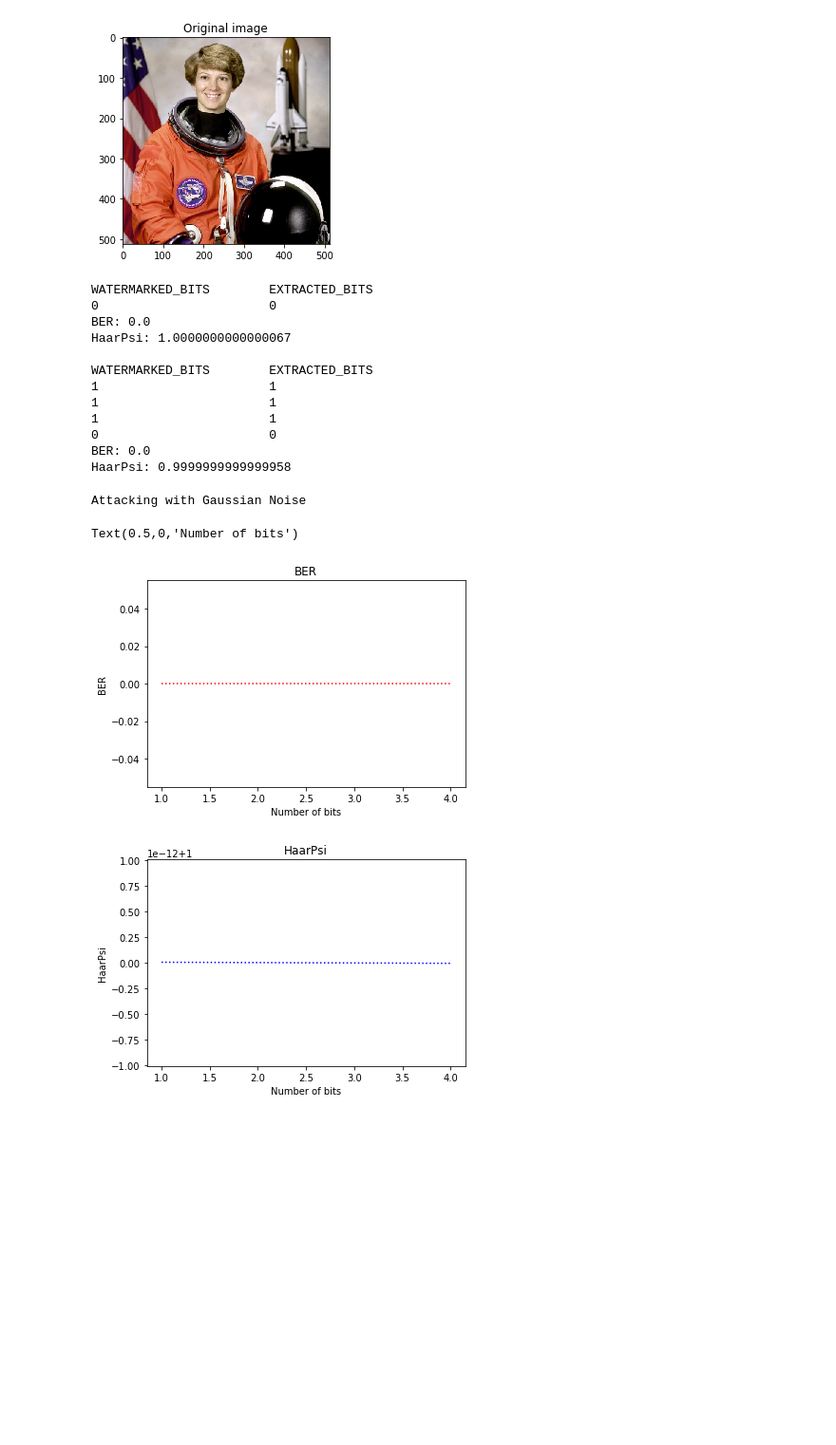
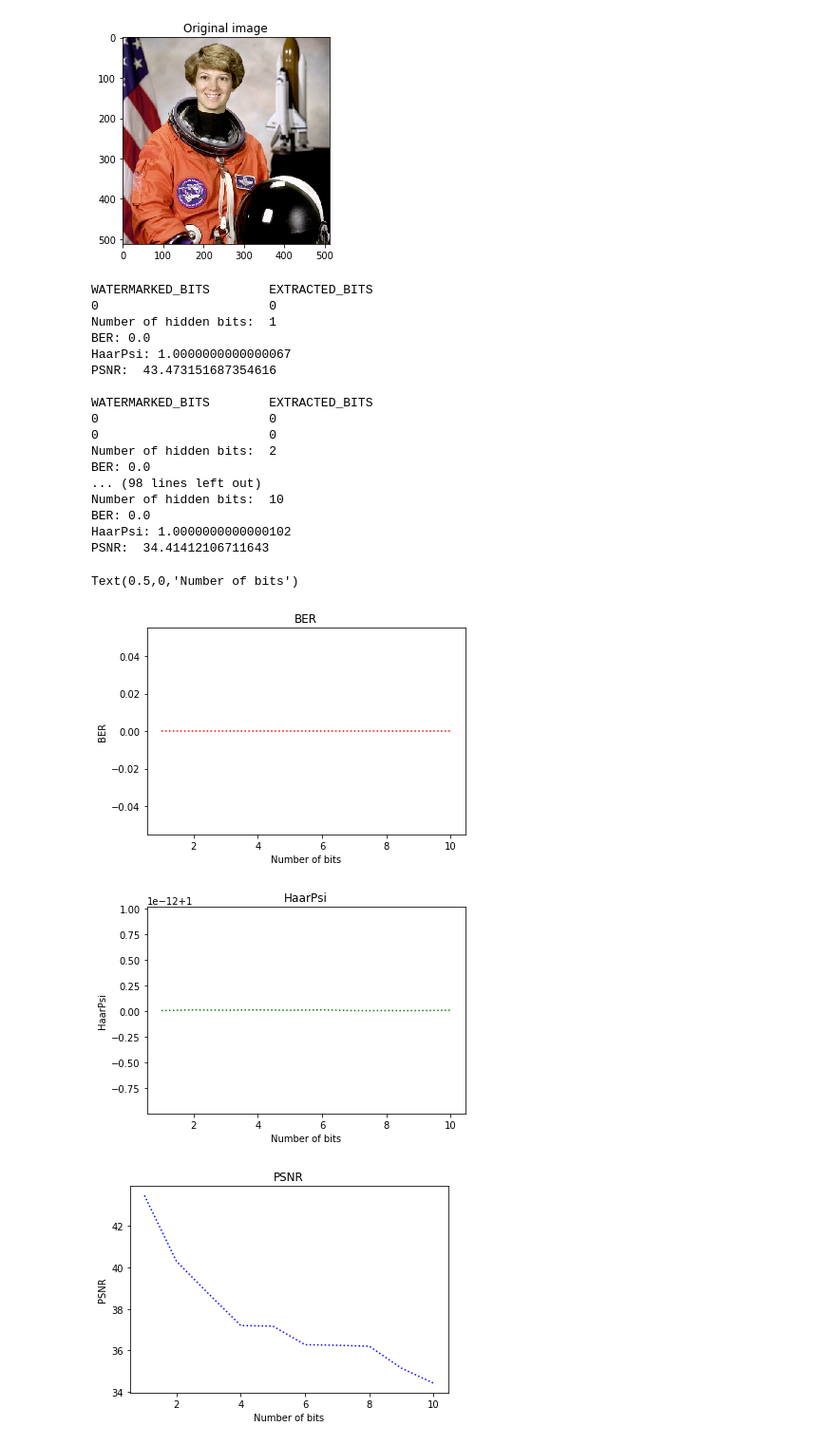
Before and after one commit to NECTEC-Internship/Digital-Image-Watermarking, a Jupyter notebook: Experiment.ipynb, the cells around one changed output. Shown: that part at 95% size. Saved outputs shown, nothing was run; the diff lists cells and outputs as text; code cells hidden in the pictures; blank space fills up the shorter version.

Commit message:
updated Experiment

```diff
--- a/Experiment.ipynb
+++ b/Experiment.ipynb
@@ -50,50 +115,64 @@ random_noise_experiments = [
 # %%
 BER = []
 HaarPsi = []
+PSNR = []
 # experiment(original_image, left, right, block_size, num_bits, attack)
-for example in random_noise_experiments:
-    ber,haarPsi = experiment(example['image'],
+for example in examples:
+    ber,haarPsi,psnr = experiment(example['image'],
                       example['left'],
                       example['right'],
                       example['block_size'],
                       example['num_bits'],
-                      example['attack'])
+                      example['attack']
+                    )
     BER.append(ber)
     HaarPsi.append(haarPsi)
+    PSNR.append(psnr)
+    print("Number of hidden bits: ",example['num_bits'])
     print("BER:",ber)
     print("HaarPsi:",haarPsi)
+    print("PSNR: ",psnr)
     print()
 # %% [output]
 WATERMARKED_BITS        EXTRACTED_BITS
 0                       0
+Number of hidden bits:  1
 BER: 0.0
 HaarPsi: 1.0000000000000067
+PSNR:  43.473151687354616
 
 WATERMARKED_BITS        EXTRACTED_BITS
-1                       1
-1                       1
-1                       1
 0                       0
+0                       0
+Number of hidden bits:  2
 BER: 0.0
-HaarPsi: 0.9999999999999958
+... (98 lines left out)
+Number of hidden bits:  10
+BER: 0.0
+HaarPsi: 1.0000000000000102
+PSNR:  34.41412106711643
 # %%
-print("Attacking with Gaussian Noise")
-
-num_bits = [ exp['num_bits'] for exp in random_noise_experiments]
+num_bits = [ exp['num_bits'] for exp in examples]
 
 plt.figure()
 plt.title("BER")
 plt.plot(num_bits,BER,"r:")
 plt.ylabel("BER")
 plt.xlabel("Number of bits")
 
 plt.figure()
 plt.title("HaarPsi")
-plt.plot(num_bits,HaarPsi,"b:")
+plt.plot(num_bits,HaarPsi,"g:")
 plt.ylabel("HaarPsi")
 plt.xlabel("Number of bits")
+
+plt.figure()
+plt.title("PSNR")
+plt.plot(num_bits,PSNR,"b:")
+plt.ylabel("PSNR")
+plt.xlabel("Number of bits")
 # %% [output]
-Attacking with Gaussian Noise
+Text(0.5,0,'Number of bits')
-Text(0.5,0,'Number of bits')
-[figure, old version]
+[figure, new version]
-[figure, old version]
+[figure, new version]
+[figure, added]
```
Also changed, not shown: parts of 4 cells of this notebook, 1 other file.
